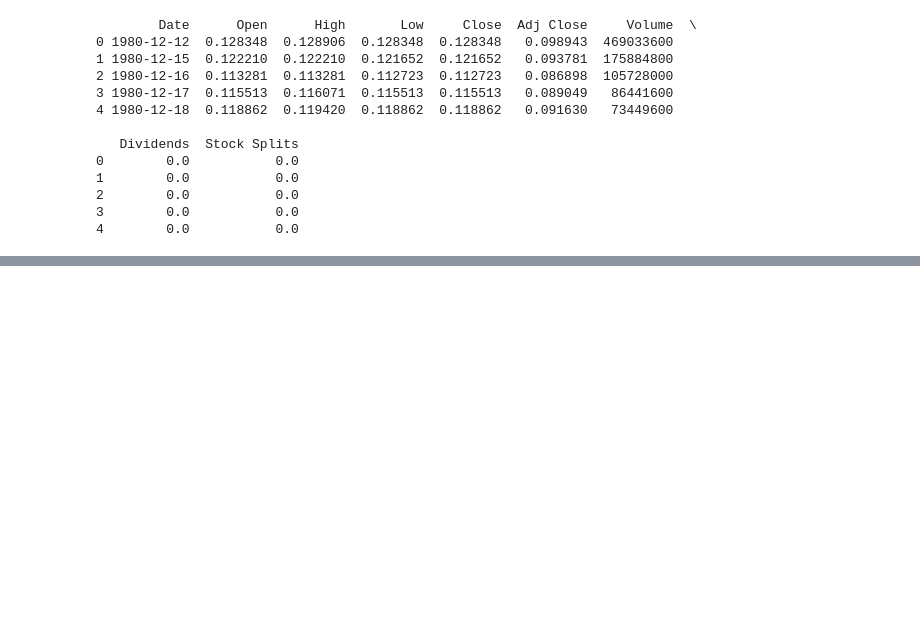
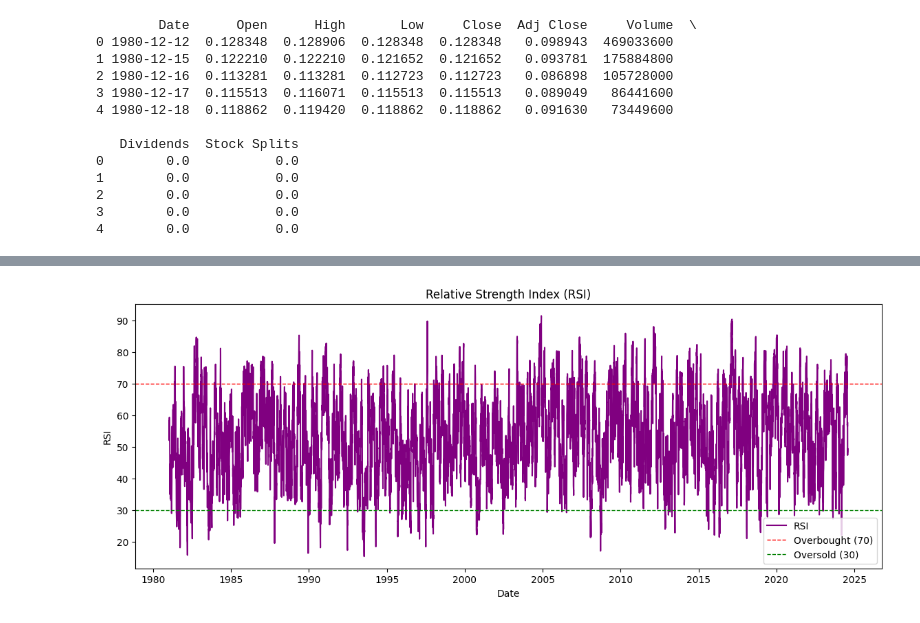
Before and after one commit to Nahom-ketsela/kaim-week-01, a Jupyter notebook: notebooks/APPL_analysis.ipynb, the cells around one changed output, grey strips where cells are left out. Cells and saved outputs as stored; diff of their text form; code cells hidden in the pictures; blank space fills up the shorter version.

```diff
--- a/notebooks/APPL_analysis.ipynb
+++ b/notebooks/APPL_analysis.ipynb
@@ -78,0 +93,4 @@ print(prepared_data.head(10))
+# %%
+vu.plot_rsi(prepared_data)
+# %% [output]
+[figure, added]
```
Also changed, not shown: parts of 5 cells of this notebook, 1 other file.
